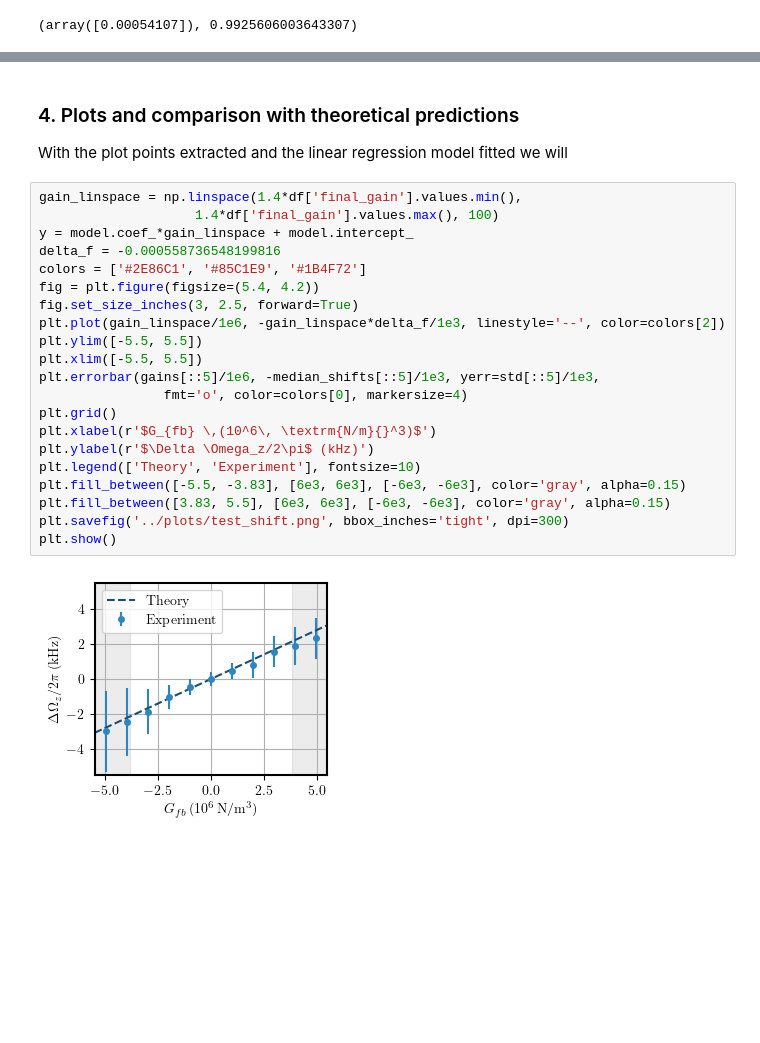
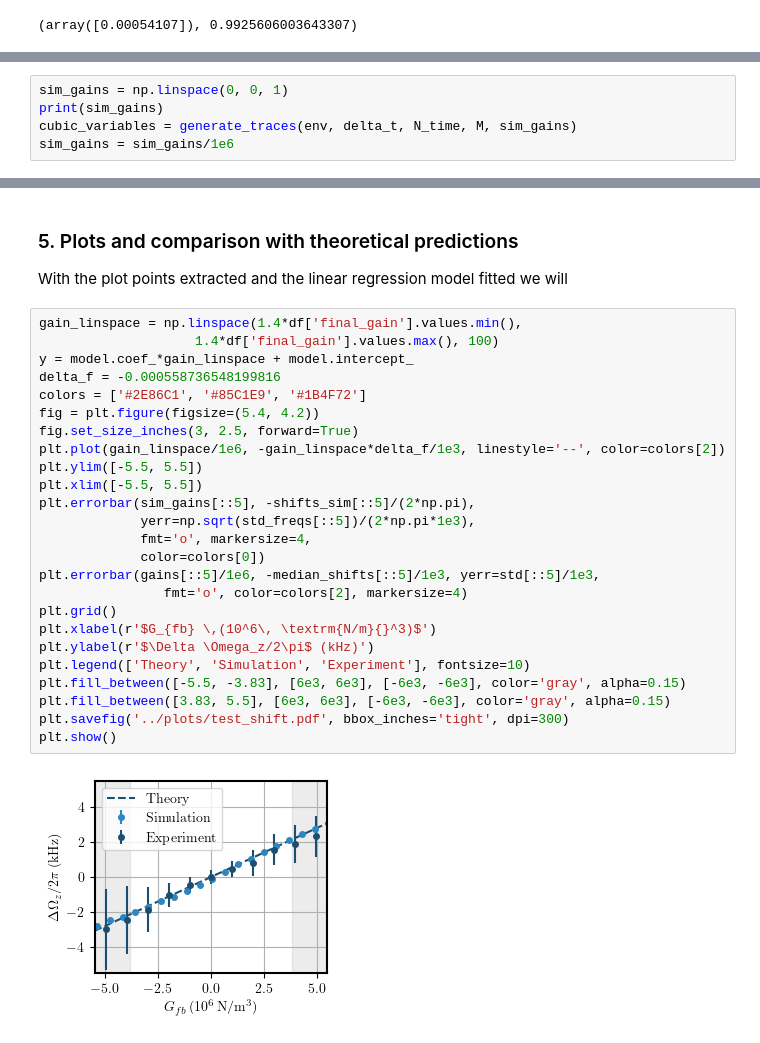
Before and after one commit to QuantumAdventures/non-linearity-experiment, a Jupyter notebook: notebooks/2. Analysis Shift.ipynb, the cells around one changed output, grey strips where cells are left out. Saved outputs shown, nothing was run; the diff lists cells and outputs as text; blank space fills up the shorter version.

Commit message:
feat: docs and extra notebook for simulation

```diff
--- a/notebooks/2. Analysis Shift.ipynb
+++ b/notebooks/2. Analysis Shift.ipynb
@@ -130,0 +210,5 @@ model.coef_, r_sq
+# %%
+sim_gains = np.linspace(0, 0, 1)
+print(sim_gains)
+cubic_variables = generate_traces(env, delta_t, N_time, M, sim_gains)
+sim_gains = sim_gains/1e6
@@ -131,28 +276,32 @@ model.coef_, r_sq
 # %% [markdown]
-<a name='4'></a>
-### 4. Plots and comparison with theoretical predictions
+<a name='5'></a>
+### 5. Plots and comparison with theoretical predictions
 
 With the plot points extracted and the linear regression model fitted we will
 # %%
 gain_linspace = np.linspace(1.4*df['final_gain'].values.min(),
                     1.4*df['final_gain'].values.max(), 100)
 y = model.coef_*gain_linspace + model.intercept_
 delta_f = -0.000558736548199816
 colors = ['#2E86C1', '#85C1E9', '#1B4F72']
 fig = plt.figure(figsize=(5.4, 4.2))
 fig.set_size_inches(3, 2.5, forward=True)
 plt.plot(gain_linspace/1e6, -gain_linspace*delta_f/1e3, linestyle='--', color=colors[2])
 plt.ylim([-5.5, 5.5])
 plt.xlim([-5.5, 5.5])
+plt.errorbar(sim_gains[::5], -shifts_sim[::5]/(2*np.pi),
+             yerr=np.sqrt(std_freqs[::5])/(2*np.pi*1e3),
+             fmt='o', markersize=4,
+             color=colors[0])
 plt.errorbar(gains[::5]/1e6, -median_shifts[::5]/1e3, yerr=std[::5]/1e3,
-                fmt='o', color=colors[0], markersize=4)
+                fmt='o', color=colors[2], markersize=4)
 plt.grid()
 plt.xlabel(r'$G_{fb} \,(10^6\, \textrm{N/m}{}^3)$')
 plt.ylabel(r'$\Delta \Omega_z/2\pi$ (kHz)')
-plt.legend(['Theory', 'Experiment'], fontsize=10)
+plt.legend(['Theory', 'Simulation', 'Experiment'], fontsize=10)
 plt.fill_between([-5.5, -3.83], [6e3, 6e3], [-6e3, -6e3], color='gray', alpha=0.15)
 plt.fill_between([3.83, 5.5], [6e3, 6e3], [-6e3, -6e3], color='gray', alpha=0.15)
-plt.savefig('../plots/test_shift.png', bbox_inches='tight', dpi=300)
+plt.savefig('../plots/test_shift.pdf', bbox_inches='tight', dpi=300)
 plt.show()
 # %% [output]
-[figure, old version]
+[figure, new version]
```
Also changed, not shown: parts of 8 cells of this notebook, 11 other files.
